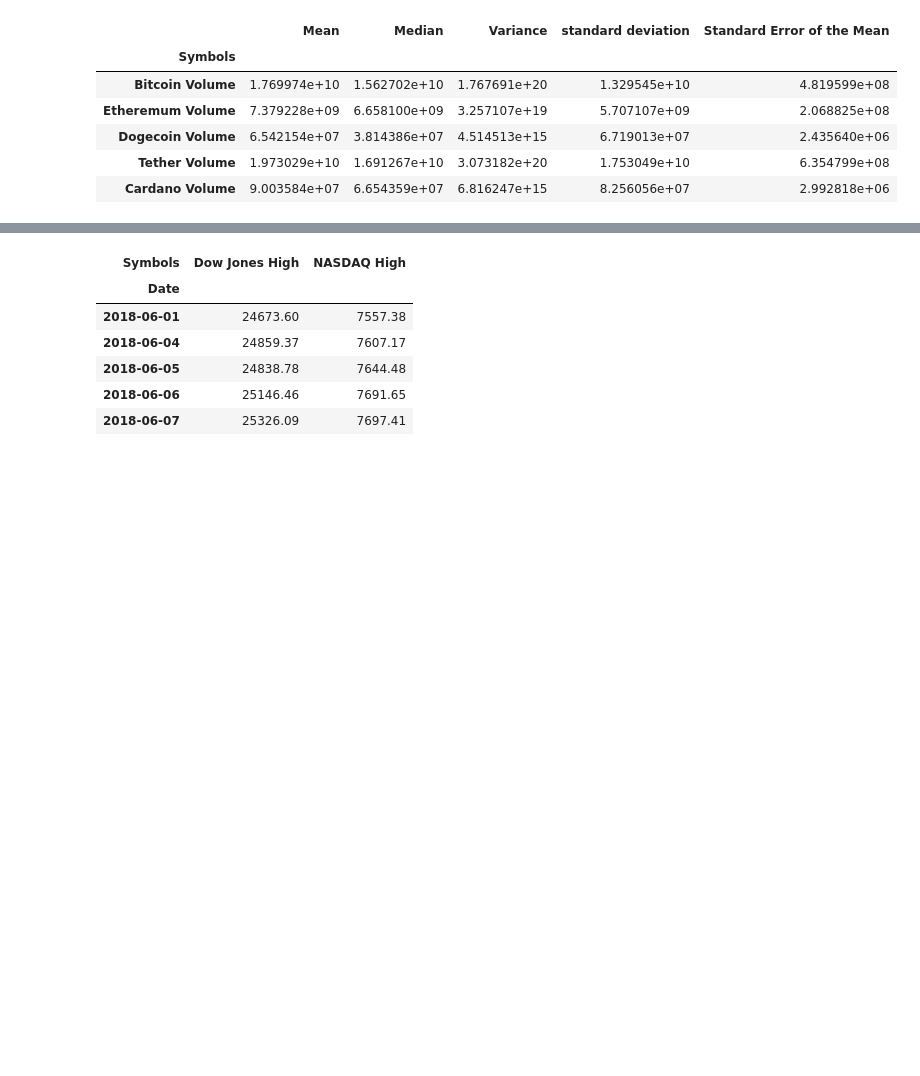
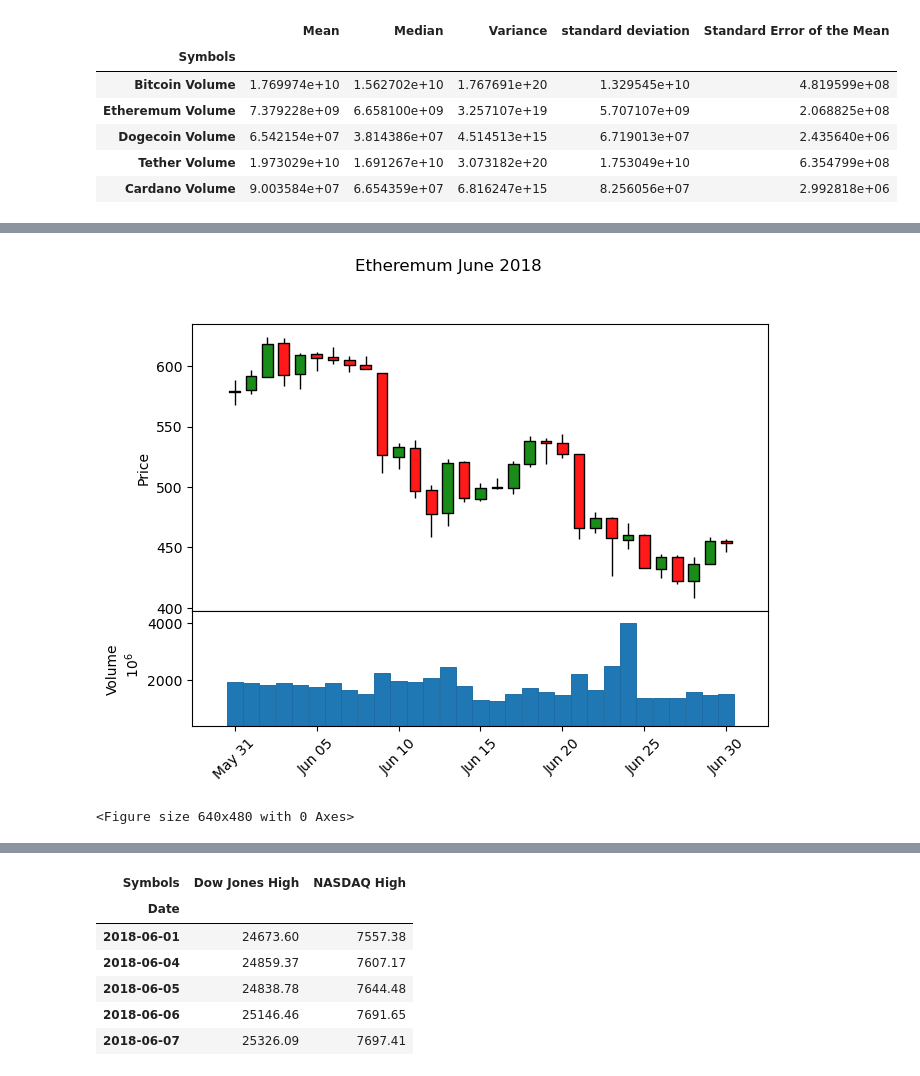
Before and after one commit to ashleighdevito/Cryptocurrency, a Jupyter notebook: Analysis/Working_Scripts/cryptocurrencis.ipynb, the cells around one changed output, grey strips where cells are left out. Cells and saved outputs as stored; diff of their text form; code cells hidden in the pictures; blank space fills up the shorter version.

```diff
--- a/Analysis/Working_Scripts/cryptocurrencis.ipynb
+++ b/Analysis/Working_Scripts/cryptocurrencis.ipynb
@@ -196,0 +242,15 @@ crypto_volume[["Bitcoin Volume","Etheremum Volume","Dogecoin Volume","Tether Vol
+# %%
+#etheremum price and volume june 2018
+etheremum_june18 =data.DataReader("ETH-USD", "yahoo", "2018-06-01","2018-06-30")
+
+#plot
+etheremum_june18_plot = mpf.plot(etheremum_june18, type='candle', title='Etheremum June 2018',ylabel='Price', ylabel_lower='Volume',volume=True, style = market_style)
+
+#save plot
+plt.savefig("output/etheremum_june2018.jpg")
+
+#Display
+etheremum_june18_plot
+# %% [output]
+[figure, added]
+<Figure size 640x480 with 0 Axes>
```
Also changed, not shown: parts of 21 cells of this notebook, 17 other files.
